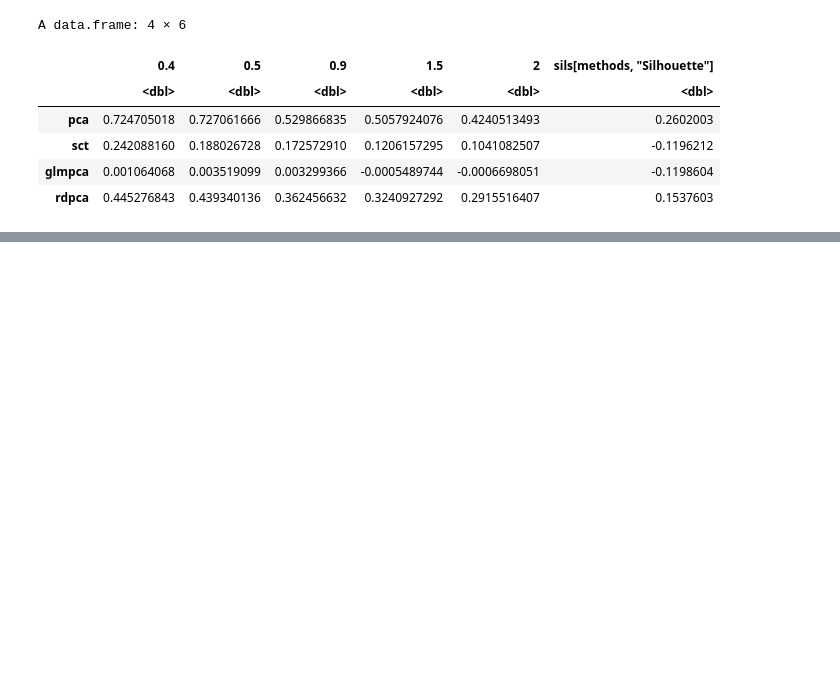
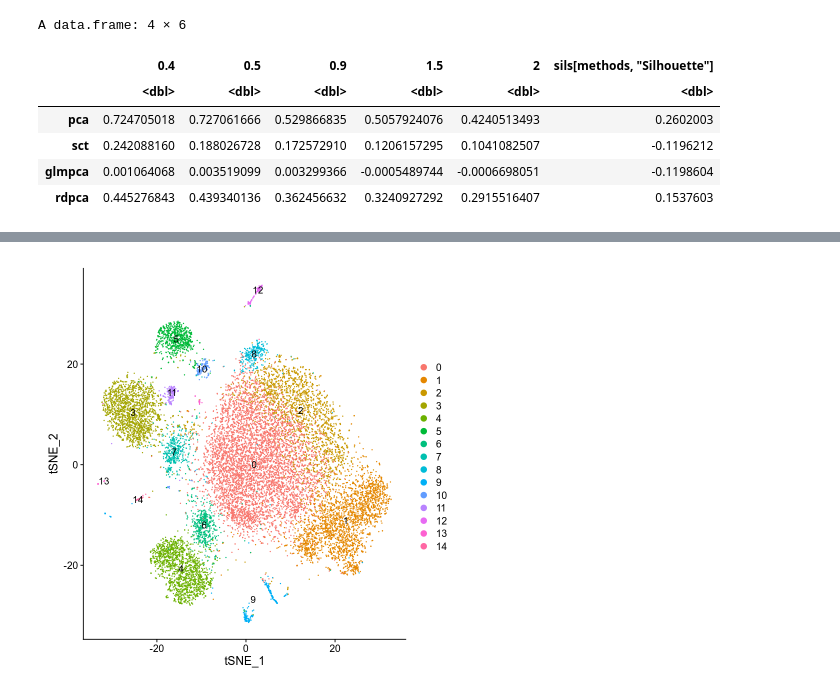
Before and after one commit to hanbin973/RdPCA-paper, a Jupyter notebook: figure3/covid19_R.ipynb, the cells around one changed output, grey strips where cells are left out. Drawn from its saved outputs; the diff is of its cells as text; code cells hidden in the pictures; blank space fills up the shorter version.

Commit message:
figure 3 complete

```diff
--- a/figure3/covid19_R.ipynb
+++ b/figure3/covid19_R.ipynb
@@ -201,0 +245,6 @@ A data.frame: 4 × 6
+# %%
+homotypic.prop <- modelHomotypic(pbmc@meta.data$ClusteringResults)
+nExp_poi <- round(0.03*nrow(pbmc@meta.data))
+nExp_poi.adj <- round(nExp_poi*(1-homotypic.prop))
+# %%
+pbmc <- doubletFinder_v3(pbmc, PCs=1:50, nExp=nExp_poi.adj, reuse.pANN=FALSE, pK=0.005, sct=FALSE)
@@ -201,0 +266,3 @@ A data.frame: 4 × 6
+# %%
+pbmc <- FindNeighbors(pbmc, reduction='rdpca', dims=1:40)
+pbmc <- FindClusters(pbmc, resolution=0.5)
@@ -201,0 +285,6 @@ A data.frame: 4 × 6
+# %%
+pbmc <- RunTSNE(pbmc, reduction='rdpca', dims=1:40)
+# %%
+DimPlot(pbmc, label=TRUE)
+# %% [output]
+[figure, added]
```
Also changed, not shown: parts of 10 cells of this notebook, 10 other files.
